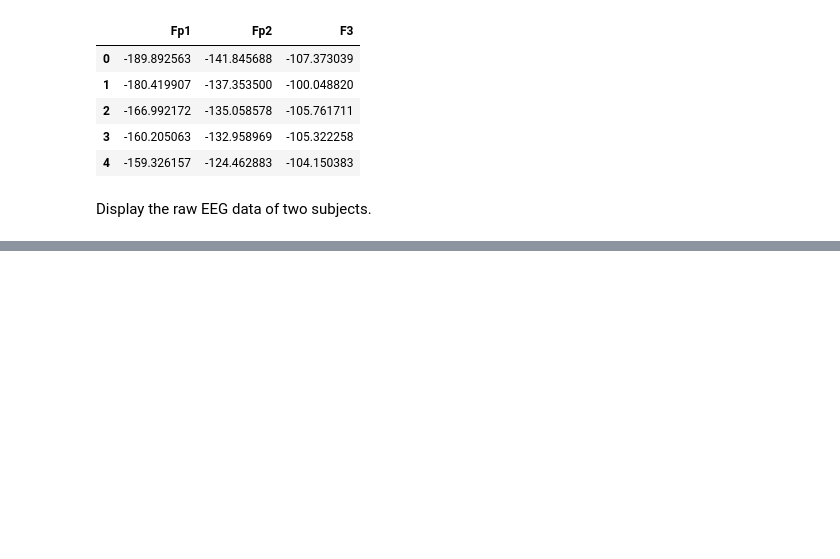
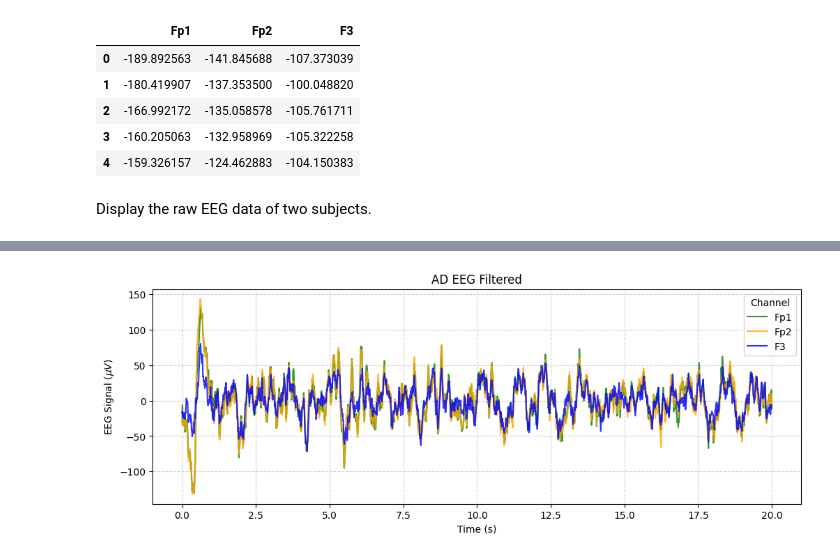
Before and after one commit to Aaron3963/COGS118C_Project, a Jupyter notebook: project.ipynb, the cells around one changed output, grey strips where cells are left out. Saved outputs shown, nothing was run; the diff lists cells and outputs as text; code cells hidden in the pictures; blank space fills up the shorter version.

```diff
--- a/project.ipynb
+++ b/project.ipynb
@@ -84,0 +109,4 @@ plt.show()
+# %%
+plot_EEG(df_AD, "AD EEG Filtered")
+# %% [output]
+[figure, added]
```
Also changed, not shown: parts of 8 cells of this notebook.
